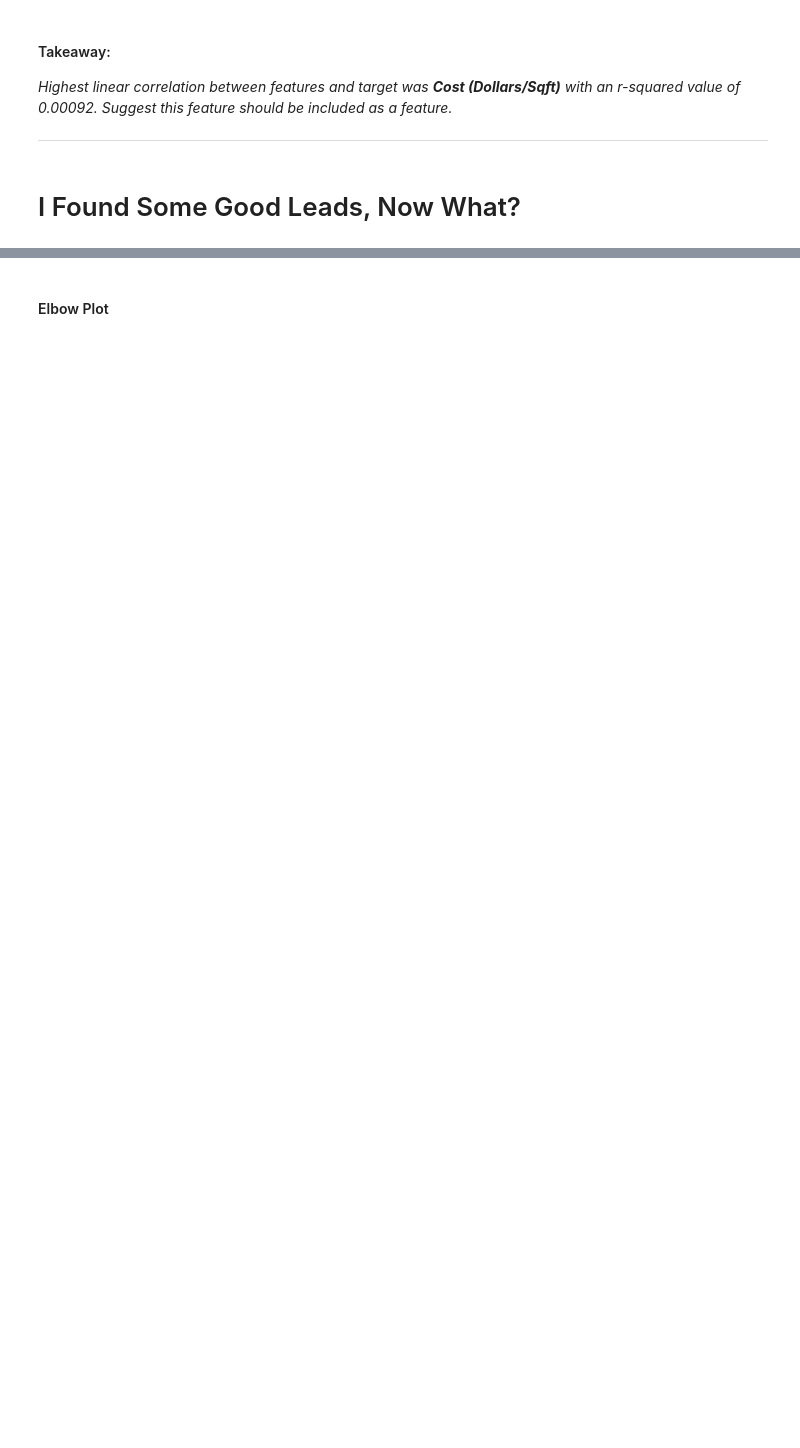
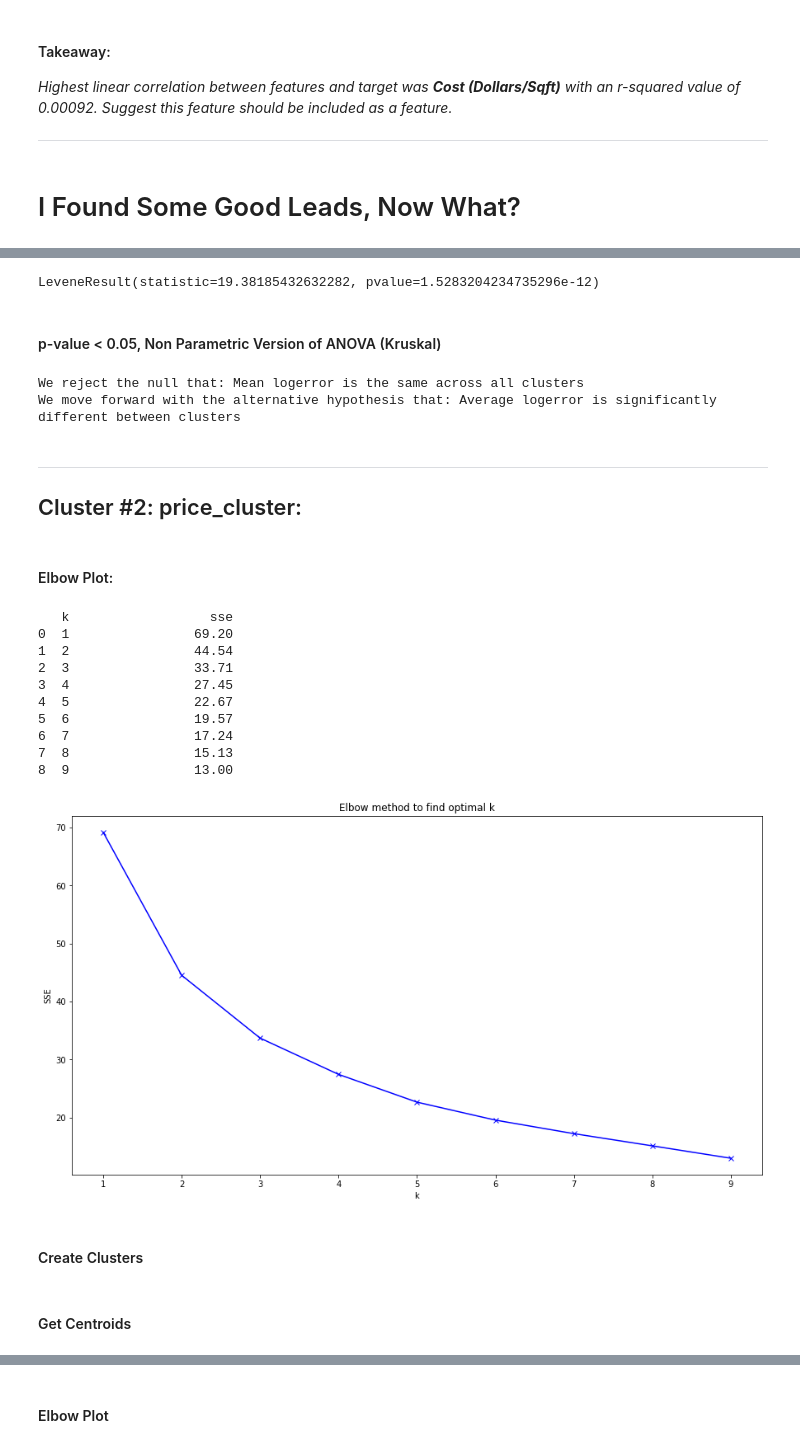
Before and after one commit to CSolitaire/zillow_cluster_project, a Jupyter notebook: final_notebook_clustering.ipynb, the cells around one changed output, grey strips where cells are left out. Saved outputs shown, nothing was run; the diff lists cells and outputs as text; code cells hidden in the pictures; blank space fills up the shorter version.

```diff
--- a/final_notebook_clustering.ipynb
+++ b/final_notebook_clustering.ipynb
@@ -330,0 +374,9 @@ plt.tight_layout()
+# %%
+plt.rcParams['figure.figsize'] = (15.0, 8.0)
+sns.boxplot(X_train_explore_scaled.room_cluster, X_train_explore_scaled.logerror)
+plt.xlabel("Room Clusters", fontsize=15 )
+plt.ylabel("Logerror", fontsize=15)
+plt.title("Are The Clusters Significant?",fontsize=20)
+plt.tight_layout(pad =8)
+plt.ylim(.55,.61)
+plt.show()
@@ -330,0 +402,44 @@ plt.tight_layout()
+# %%
+stats.levene(cluster_0, cluster_1, cluster_2, cluster_3)
+# %% [output]
+LeveneResult(statistic=19.38185432632282, pvalue=1.5283204234735296e-12)
+# %% [markdown]
+#### p-value < 0.05, Non Parametric Version of ANOVA (Kruskal)
+# %%
+alpha = 0.01
+null = "Mean logerror is the same across all clusters"
+alternate = "Average logerror is significantly different between clusters"
+
+f, p = kruskal(cluster_0, cluster_1, cluster_2, cluster_3)
+if p < alpha:
+    print("We reject the null that:", null)
+    print("We move forward with the alternative hypothesis that:", alternate)
+else:
+    print("We fail to reject the null")
+    print("Evidence does not support the claim that smoking status and time of day are dependent/related")
+# %% [output]
+We reject the null that: Mean logerror is the same across all clusters
+We move forward with the alternative hypothesis that: Average logerror is significantly different between clusters
+# %% [markdown]
+***
+
+## Cluster #2: price_cluster:
+# %% [markdown]
+#### Elbow Plot:
+# %%
+cluster_vars = ['taxrate', 'structure_dollar_per_sqft', 'land_dollar_per_sqft']
+explore.elbow_plot(X_train_scaled, cluster_vars)
+# %% [output]
+   k                  sse
+0  1                69.20
+1  2                44.54
+2  3                33.71
+3  4                27.45
+4  5                22.67
+5  6                19.57
+6  7                17.24
+7  8                15.13
+8  9                13.00
+[figure, added]
+# %% [markdown]
+#### Create Clusters
@@ -330,0 +450,2 @@ plt.tight_layout()
+# %% [markdown]
+#### Get Centroids
```
Also changed, not shown: parts of 82 cells of this notebook.
